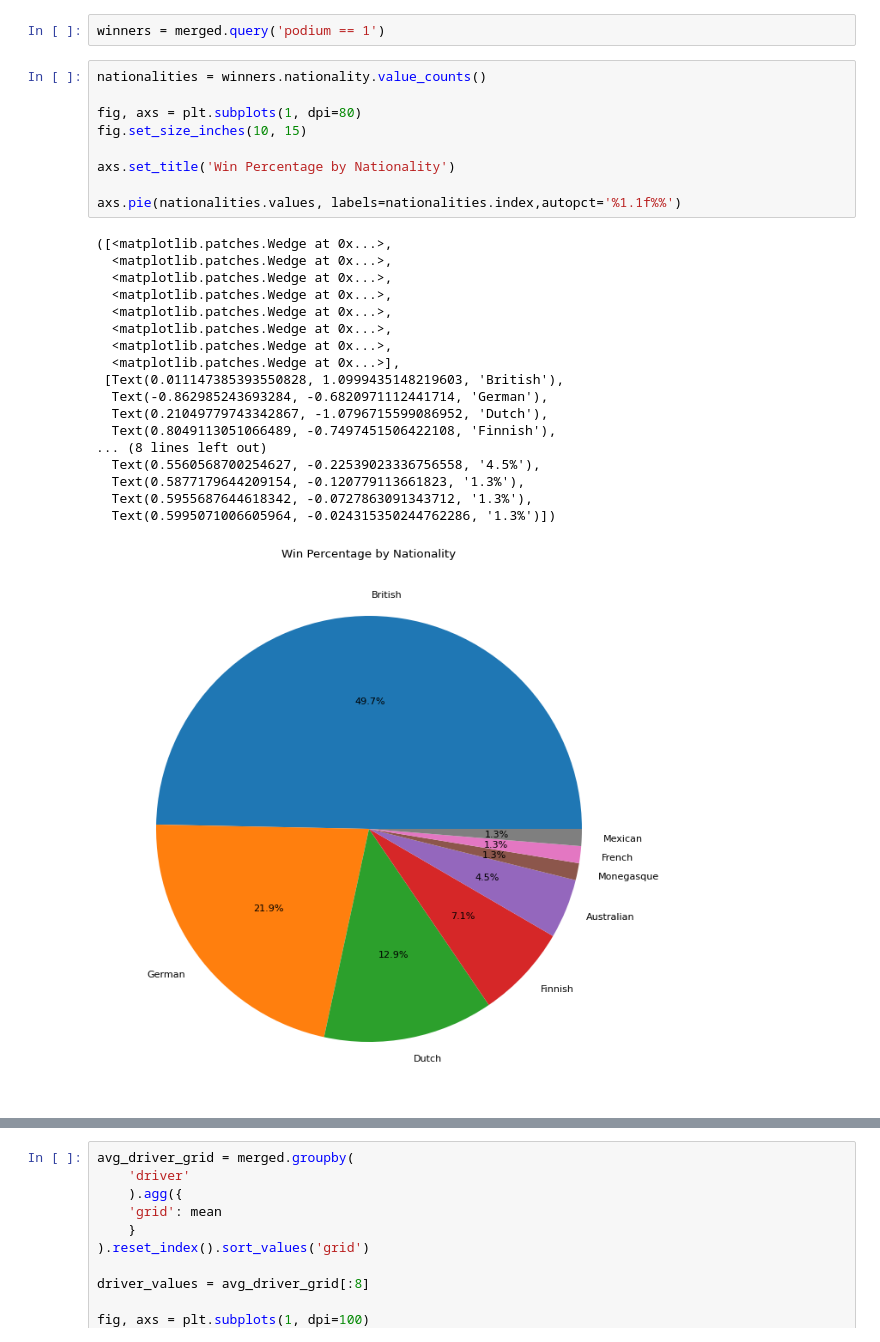
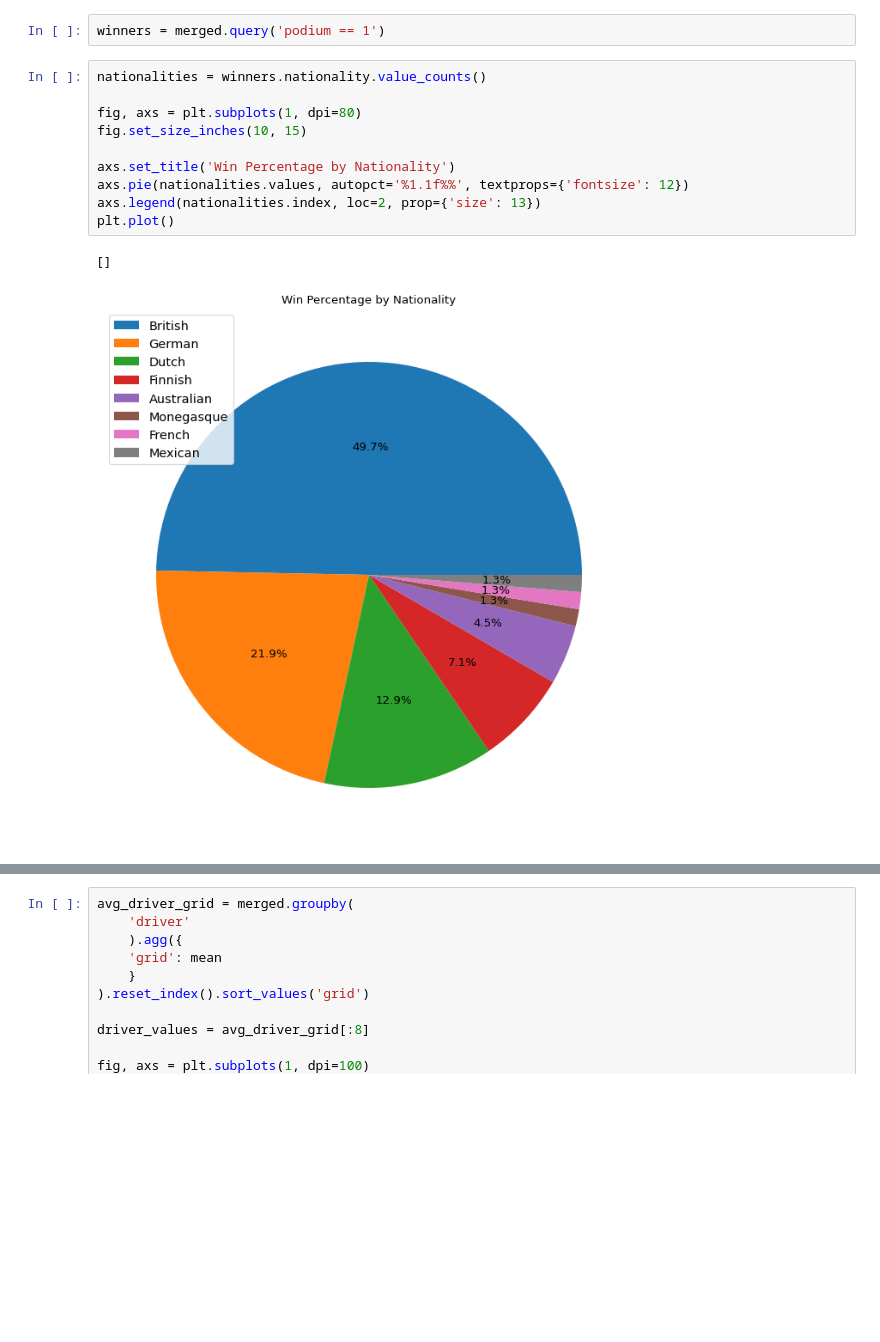
Before and after one commit to ollyjc99/f1-analytics, a Jupyter notebook: data analysis/driver-analysis.ipynb, the cells around one changed output, grey strips where cells are left out. Saved outputs shown, nothing was run; the diff lists cells and outputs as text; blank space fills up the shorter version.

Commit message:
Made some changes to driver analysis charts

```diff
--- a/data analysis/driver-analysis.ipynb
+++ b/data analysis/driver-analysis.ipynb
@@ -21,31 +21,16 @@ winners = merged.query('podium == 1')
 # %%
 nationalities = winners.nationality.value_counts()
 
 fig, axs = plt.subplots(1, dpi=80)
 fig.set_size_inches(10, 15)
 
 axs.set_title('Win Percentage by Nationality')
-
-axs.pie(nationalities.values, labels=nationalities.index,autopct='%1.1f%%')
+axs.pie(nationalities.values, autopct='%1.1f%%', textprops={'fontsize': 12})
+axs.legend(nationalities.index, loc=2, prop={'size': 13})
+plt.plot()
 # %% [output]
-([<matplotlib.patches.Wedge at 0x...>,
-  <matplotlib.patches.Wedge at 0x...>,
-  <matplotlib.patches.Wedge at 0x...>,
-  <matplotlib.patches.Wedge at 0x...>,
-  <matplotlib.patches.Wedge at 0x...>,
-  <matplotlib.patches.Wedge at 0x...>,
-  <matplotlib.patches.Wedge at 0x...>,
-  <matplotlib.patches.Wedge at 0x...>],
- [Text(0.011147385393550828, 1.0999435148219603, 'British'),
-  Text(-0.862985243693284, -0.6820971112441714, 'German'),
-  Text(0.21049779743342867, -1.0796715599086952, 'Dutch'),
-  Text(0.8049113051066489, -0.7497451506422108, 'Finnish'),
-... (8 lines left out)
-  Text(0.5560568700254627, -0.22539023336756558, '4.5%'),
-  Text(0.5877179644209154, -0.120779113661823, '1.3%'),
-  Text(0.5955687644618342, -0.0727863091343712, '1.3%'),
-  Text(0.5995071006605964, -0.024315350244762286, '1.3%')])
+[]
-[figure, old version]
+[figure, new version]
 # %%
 drivers = winners.driver.value_counts()
 
```
Also changed, not shown: parts of 4 cells of this notebook.
